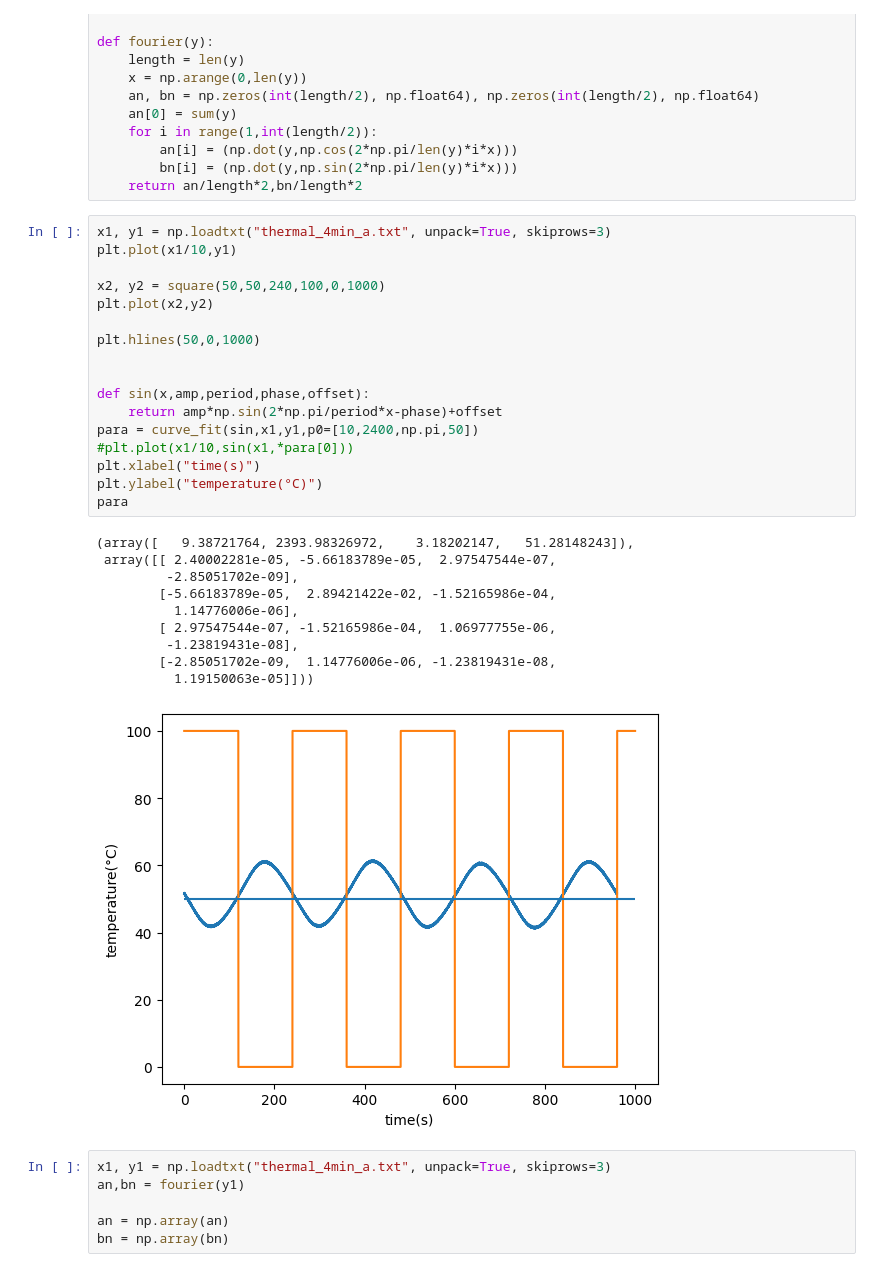
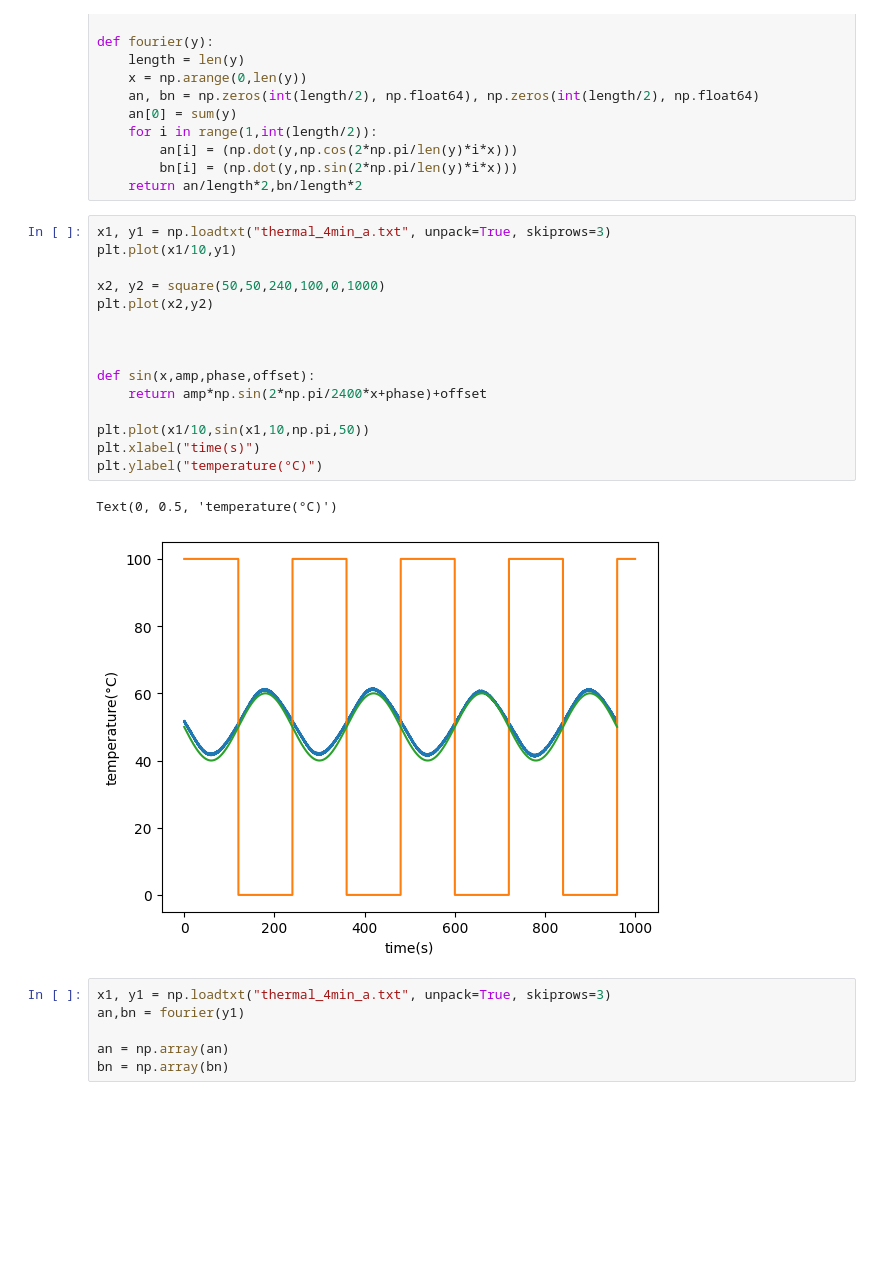
Before and after one commit to tonyko618/Waves_Lab, a Jupyter notebook: Session2/code.ipynb, the cells around one changed output. Cells and saved outputs as stored; diff of their text form; blank space fills up the shorter version.

```diff
--- a/Session2/code.ipynb
+++ b/Session2/code.ipynb
@@ -36,31 +36,21 @@ def fourier(y):
 # %%
 x1, y1 = np.loadtxt("thermal_4min_a.txt", unpack=True, skiprows=3)
 plt.plot(x1/10,y1)
 
 x2, y2 = square(50,50,240,100,0,1000)
 plt.plot(x2,y2)
 
-plt.hlines(50,0,1000)
 
 
-def sin(x,amp,period,phase,offset):
-    return amp*np.sin(2*np.pi/period*x-phase)+offset
-para = curve_fit(sin,x1,y1,p0=[10,2400,np.pi,50])
-#plt.plot(x1/10,sin(x1,*para[0]))
+def sin(x,amp,phase,offset):
+    return amp*np.sin(2*np.pi/2400*x+phase)+offset
+
+plt.plot(x1/10,sin(x1,10,np.pi,50))
 plt.xlabel("time(s)")
 plt.ylabel("temperature(°C)")
-para
 # %% [output]
-(array([   9.38721764, 2393.98326972,    3.18202147,   51.28148243]),
- array([[ 2.40002281e-05, -5.66183789e-05,  2.97547544e-07,
-         -2.85051702e-09],
-        [-5.66183789e-05,  2.89421422e-02, -1.52165986e-04,
-          1.14776006e-06],
-        [ 2.97547544e-07, -1.52165986e-04,  1.06977755e-06,
-         -1.23819431e-08],
-        [-2.85051702e-09,  1.14776006e-06, -1.23819431e-08,
-          1.19150063e-05]]))
+Text(0, 0.5, 'temperature(°C)')
-[figure, old version]
+[figure, new version]
 # %%
 x1, y1 = np.loadtxt("thermal_4min_a.txt", unpack=True, skiprows=3)
 an,bn = fourier(y1)
```
